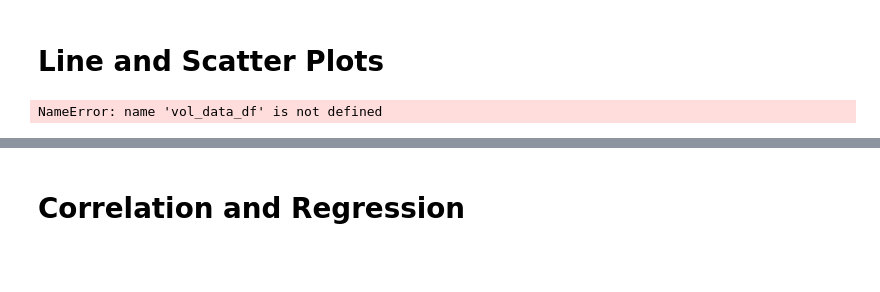
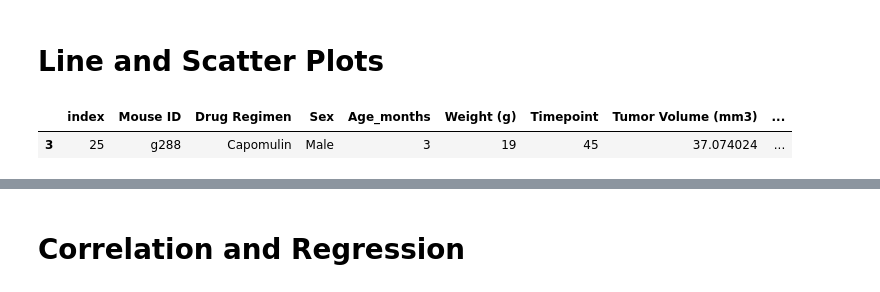
Before and after one commit to Mquinton28/Matplotlib_Challenge, a Jupyter notebook: pymaceuticals_final.ipynb, the cells around one changed output, grey strips where cells are left out. Cells and saved outputs as stored; diff of their text form; code cells hidden in the pictures; blank space fills up the shorter version.

```diff
--- a/pymaceuticals_final.ipynb
+++ b/pymaceuticals_final.ipynb
@@ -326,15 +328,3 @@ plt.savefig("Final Tumor Volume of Each Mouse - Box Plots.png")
 [interactive output not drawn]
 # %% [markdown]
 # Line and Scatter Plots
-# %%
- # Generate a line plot of time point versus tumor volume for a mouse treated with Capomulin
-vol_data = tumor_df[(tumor_df["Drug Regimen"] == "Capomulin") & (tumor_df["Mouse ID"] == "y793")]
-vol_data = tumor_df.groupby(["Drug Regimen", "Timepoint"])
-tumor_index_df = vol_data_df.unstack(0)
-tumor_line_df = tumor_index_df["Tumor Volume (mm3)"]
-
-timepoints = [0,5,10,15,20,25,30,35,40,45,50]
-
-tumor_line_df.plot.line(timepoints, tumor_line_df["Capomulin"], marker= "o", color="green", label="Total Tumor Volume")
-# %% [output]
-NameError: name 'vol_data_df' is not defined
@@ -342,0 +331,11 @@ NameError: name 'vol_data_df' is not defined
+# %%
+ # Generate a line plot of time point versus tumor volume for a mouse treated with Capomulin
+    # Locate Capomulin and Mouse ID and put into new DF
+vol_data = tumor_df.loc[tumor_df["Drug Regimen"] == "Capomulin"]
+vol_data = vol_data.reset_index()
+
+mouse_df = vol_data.loc[vol_data["Mouse ID"] == "g288"]
+mouse_df
+# %% [output]
+|  | index | Mouse ID | Drug Regimen | Sex | Age_months | Weight (g) | Timepoint | Tumor Volume (mm3) | ... |
+| 3 | 25 | g288 | Capomulin | Male | 3 | 19 | 45 | 37.074024 | ... |
```
Also changed, not shown: parts of 8 cells of this notebook, 3 other files.
